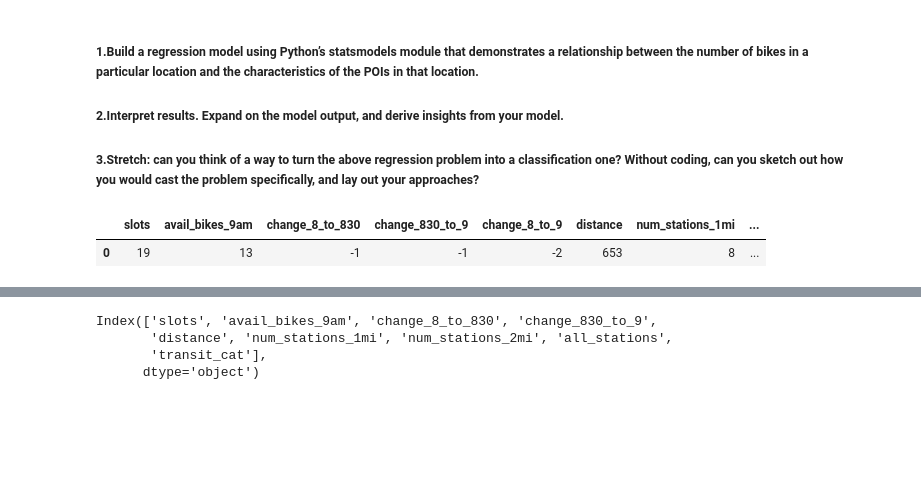
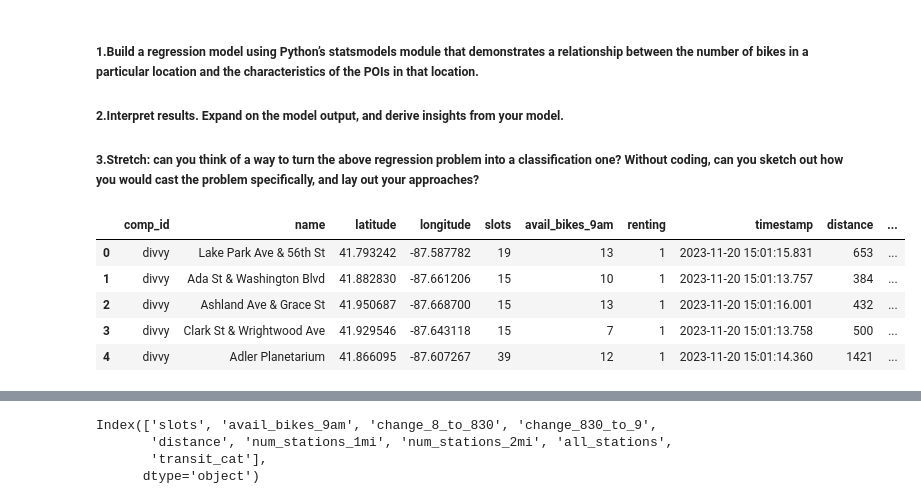
Before and after one commit to Whereiswald0/LHL-stat_Modeling_proj, a Jupyter notebook: notebooks/Modling_submit.ipynb, the cells around one changed output, grey strips where cells are left out. Saved outputs shown, nothing was run; the diff lists cells and outputs as text; code cells hidden in the pictures; blank space fills up the shorter version.

```diff
--- a/notebooks/Modling_submit.ipynb
+++ b/notebooks/Modling_submit.ipynb
@@ -18,7 +18,11 @@ df = pd.read_json(r'Chi_9am_mon_fulldata.json')
 #now let's create a dataframe just holding the information we care about
 df2 = df[['slots','avail_bikes_9am','change_8_to_830','change_830_to_9','change_8_to_9','distance','num_stations_1mi','num_stations_2mi','all_stations','transit_cat']]
 # %%
-df2.head(1)
+df.head()
 # %% [output]
-|  | slots | avail_bikes_9am | change_8_to_830 | change_830_to_9 | change_8_to_9 | distance | num_stations_1mi | ... |
-| 0 | 19 | 13 | -1 | -1 | -2 | 653 | 8 | ... |
+|  | comp_id | name | latitude | longitude | slots | avail_bikes_9am | renting | timestamp | distance | ... |
+| 0 | divvy | Lake Park Ave & 56th St | 41.793242 | -87.587782 | 19 | 13 | 1 | 2023-11-20 15:01:15.831 | 653 | ... |
+| 1 | divvy | Ada St & Washington Blvd | 41.882830 | -87.661206 | 15 | 10 | 1 | 2023-11-20 15:01:13.757 | 384 | ... |
+| 2 | divvy | Ashland Ave & Grace St | 41.950687 | -87.668700 | 15 | 13 | 1 | 2023-11-20 15:01:16.001 | 432 | ... |
+| 3 | divvy | Clark St & Wrightwood Ave | 41.929546 | -87.643118 | 15 | 7 | 1 | 2023-11-20 15:01:13.758 | 500 | ... |
+| 4 | divvy | Adler Planetarium | 41.866095 | -87.607267 | 39 | 12 | 1 | 2023-11-20 15:01:14.360 | 1421 | ... |
```
Also changed, not shown: parts of 3 cells of this notebook, 3 other files.
